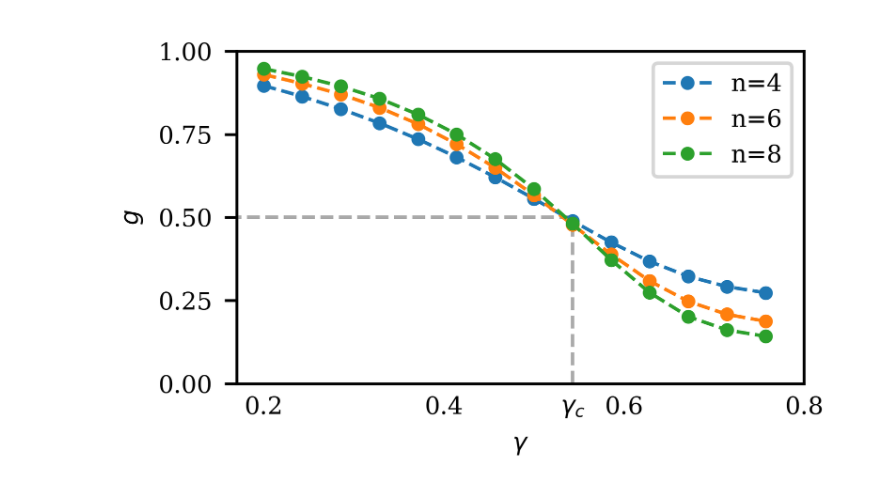
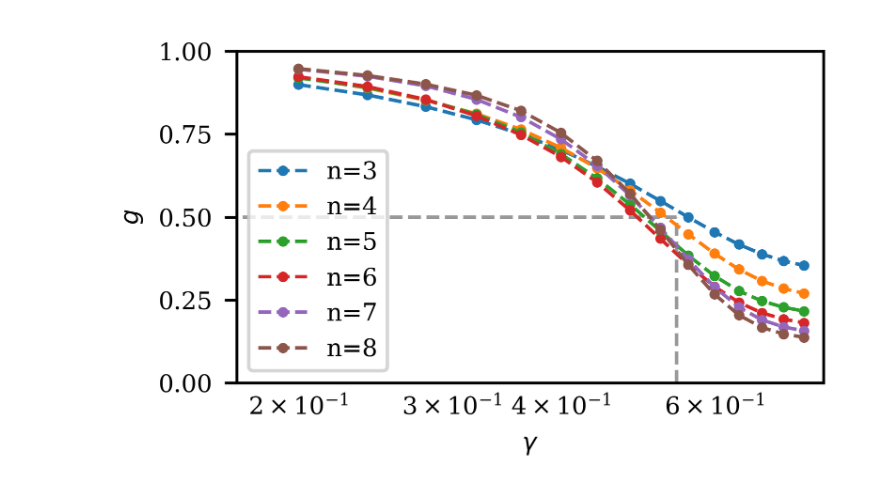
Before and after one commit to petr-ivashkov/quantum-mcmc, a Jupyter notebook: plots/binder_cumulant.ipynb, the cells around one changed output. Cells and saved outputs as stored; diff of their text form; code cells hidden in the pictures.

```diff
--- a/plots/binder_cumulant.ipynb
+++ b/plots/binder_cumulant.ipynb
@@ -16,7 +16,7 @@ plt.rcParams.update(
         "savefig.bbox": "tight",
         "font.size": 7,
         "font.family": "serif",
-        "lines.markersize": 6,
+        "lines.markersize": 4,
         "lines.linewidth": 1,
         'axes.axisbelow' : True
     }
@@ -28,7 +28,7 @@ g_avg = {}
 g_std = {}
 
 for n in [3,4,5,6,7,8]:
-    phase_diagrams[n] = load_from_json(f'data/binder_cumulant_n{n}_T0_500.json')
+    phase_diagrams[n] = load_from_json(f'data/binder_cumulant_n{n}.json')
     g[n] = phase_diagrams[n]['g']
     g_avg[n] = phase_diagrams[n]['g_avg']
     g_std[n] = phase_diagrams[n]['g_std']
@@ -48,40 +48,42 @@ plt.vlines(gamma_c,
            ymin=0,
            ymax=0.5,
            linestyles='--',
-           colors=grey
+           colors=colors["grey"]
            )
 plt.hlines(0.5,
            xmin=0.1,
            xmax=gamma_c,
            linestyles='--',
-           colors=grey
+           colors=colors["grey"]
            )
 
-colors = {4: dark_grey,
-          6: dark_grey,
-          8: dark_grey}
+# colors_sizes = {4: colors[""],
+#                 6: dark_grey,
+#                 8: dark_grey}
 
-for n in [4,6,8]:
+for n in [3,4,5,6,7,8]:
     plt.plot(gamma_range[left_lim:right_lim],
             g_avg[n][left_lim:right_lim],
             '.--',
             label=f'n={n}',
             # color=colors[n],
             alpha=1
             )
 
 plt.xlim(0.17, 0.78)
 plt.ylim(0,1)
 plt.yticks([0,0.25,0.5,0.75,1])
 plt.xticks([0.2,0.4,gamma_c,0.6,0.8], labels=[0.2,0.4,'$\gamma_c$',0.6,0.8])
 
 plt.xlabel('$\gamma$')
 plt.ylabel('$g$')
 
+plt.xscale('log')
+
 plt.legend()
 
 plt.tight_layout()
 plt.show()
-fig.savefig(local_path+f'figures/binder_cumulant')
+# fig.savefig(local_path+f'figures/binder_cumulant')
 # %% [output]
-[figure, old version]
+[figure, new version]
```
